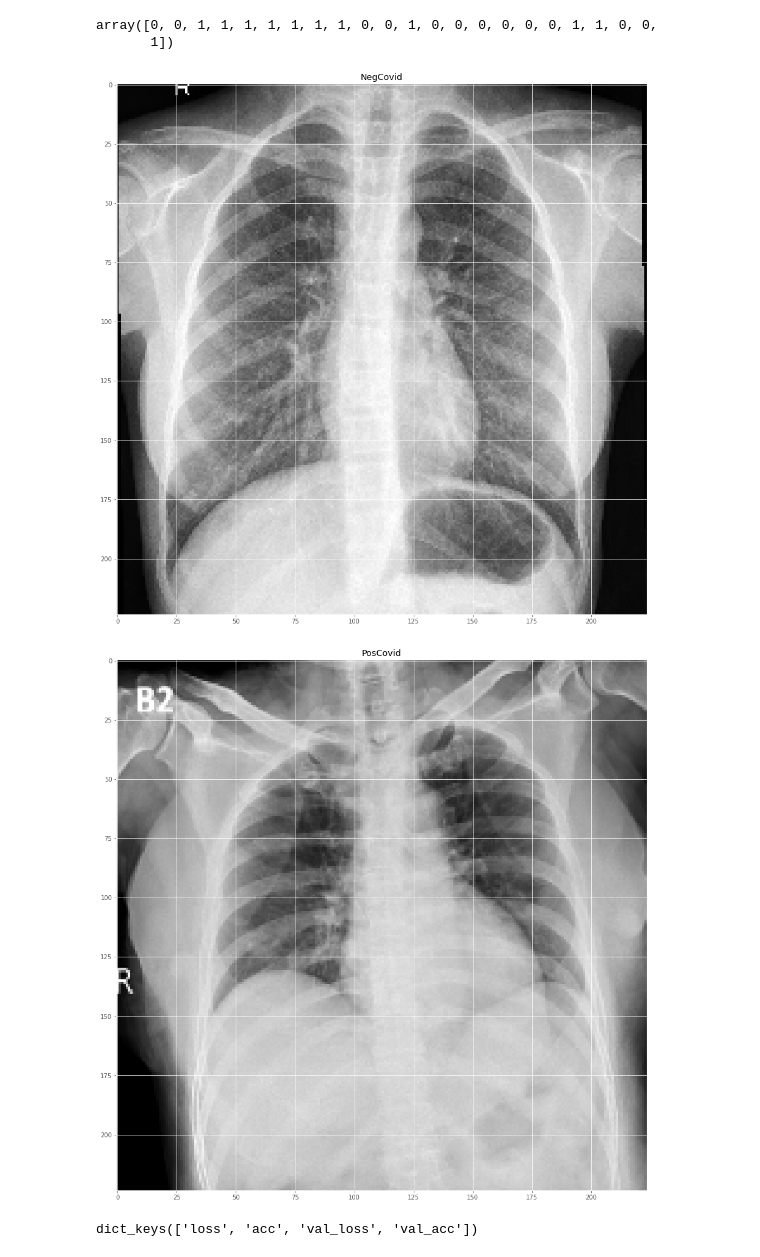
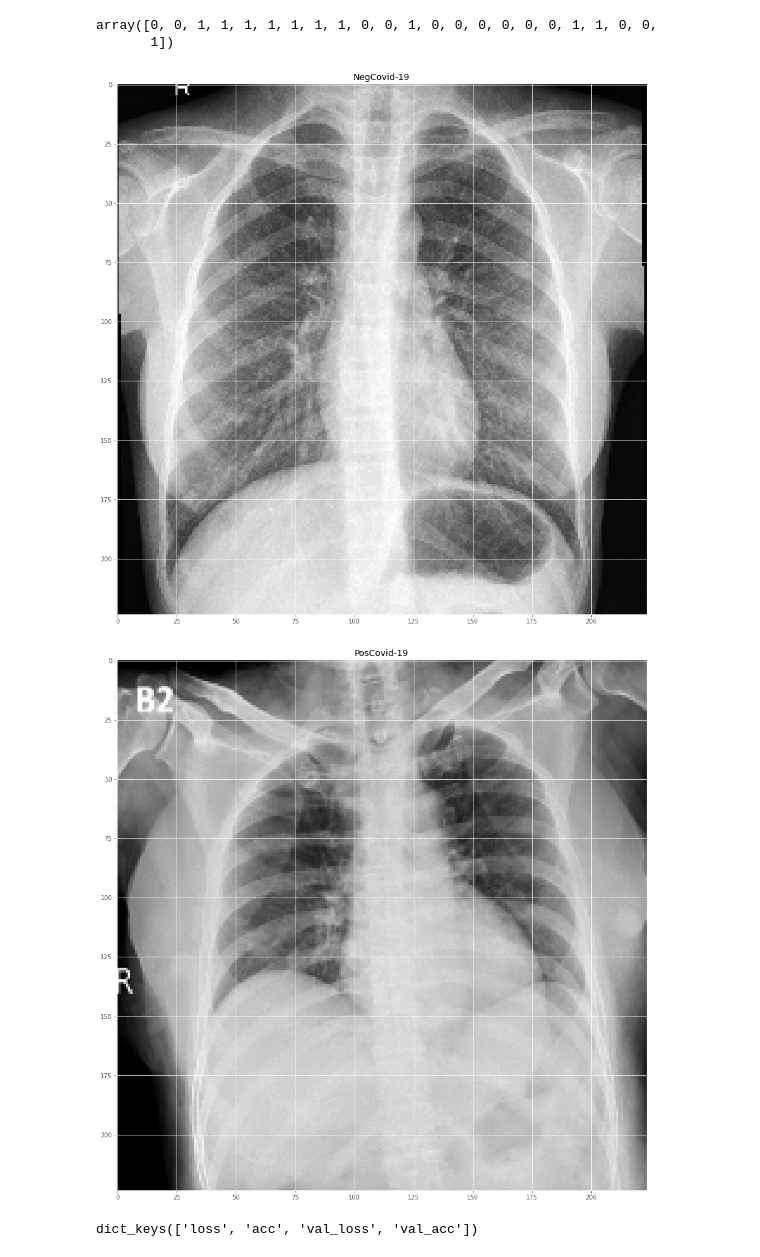
Before and after one commit to HebahAlshamlan/COVID-19, a Jupyter notebook: Covid_Classifier.ipynb, the cells around one changed output. Saved outputs shown, nothing was run; the diff lists cells and outputs as text; code cells hidden in the pictures.

```diff
--- a/Covid_Classifier.ipynb
+++ b/Covid_Classifier.ipynb
@@ -273,35 +273,35 @@ def convertData(image):
 # %%
 # Neg Ex.
 
 url = 'https://k.top4top.io/p_1540g20th1.jpeg'
 
 img = url_to_image(url)
 img = resized = cv2.resize(img, (224,224))
 
 _labels = np.array([
-    'PosCovid', # class 0
-    'NegCovid'])# class 1
+    'PosCovid-19', # class 0
+    'NegCovid-19'])# class 1
 
 
 plt.figure(figsize=(16,16))
 data = convertData(img)
 plt.imshow(img)
 ret = model.predict(data, batch_size=BS)
 bestnum = 0.0
 bestclass = 0
 
 if  ret[0] < 0.5:
     bestclass = 0
 else :
     bestclass = 1
 
 
 
 plt.title(_labels[bestclass])
 
 plt.show()
 # %% [output]
-[figure, old version]
+[figure, new version]
 # %%
 # Pos Ex.
 
@@ -309,10 +309,6 @@ url = 'https://a.top4top.io/p_15402pp5p3.png'
 
 imgPos = url_to_image(url)
 imgPos = resized = cv2.resize(imgPos, (224,224))
-
-_labels = np.array([
-    'PosCovid', # class 0
-    'NegCovid'])# class 1
 
 
 plt.figure(figsize=(16,16))
@@ -333,7 +329,7 @@ plt.title(_labels[bestclass])
 
 plt.show()
 # %% [output]
-[figure, old version]
+[figure, new version]
 # %%
 history1.history.keys()
 # %% [output]
```
